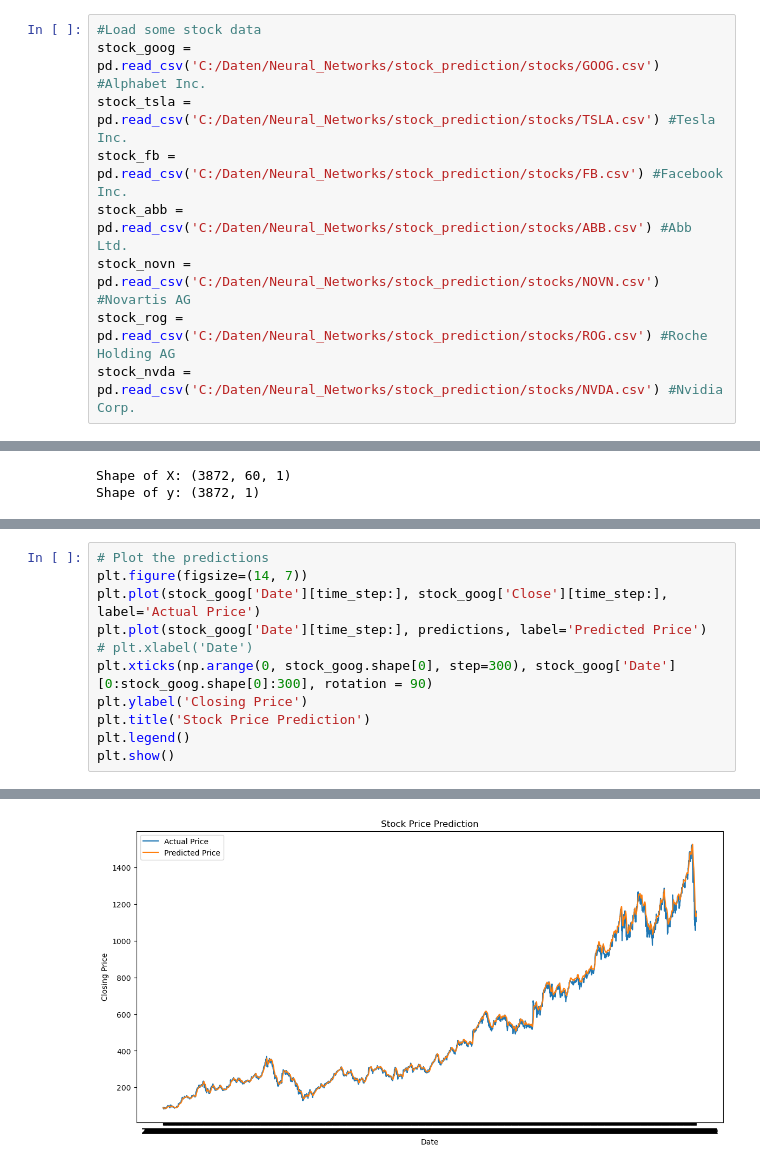
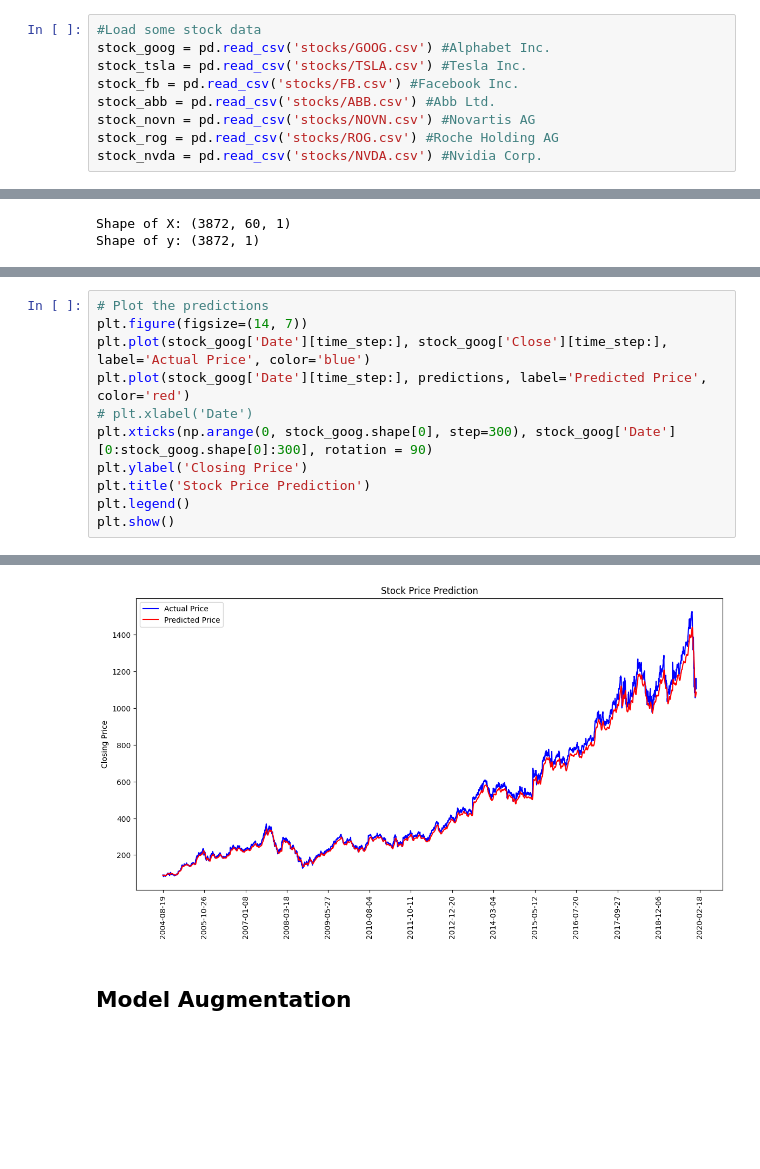
Before and after one commit to aeblik/stock_prediction, a Jupyter notebook: stock-market_predicition.ipynb, the cells around one changed output, grey strips where cells are left out. Saved outputs shown, nothing was run; the diff lists cells and outputs as text; blank space fills up the shorter version.

```diff
--- a/stock-market_predicition.ipynb
+++ b/stock-market_predicition.ipynb
@@ -34,13 +49,13 @@ print(meta_data.shape)
 (8049, 12)
 # %%
 #Load some stock data
-stock_goog = pd.read_csv('C:/Daten/Neural_Networks/stock_prediction/stocks/GOOG.csv') #Alphabet Inc.
-stock_tsla = pd.read_csv('C:/Daten/Neural_Networks/stock_prediction/stocks/TSLA.csv') #Tesla Inc.
-stock_fb = pd.read_csv('C:/Daten/Neural_Networks/stock_prediction/stocks/FB.csv') #Facebook Inc.
-stock_abb = pd.read_csv('C:/Daten/Neural_Networks/stock_prediction/stocks/ABB.csv') #Abb Ltd.
-stock_novn = pd.read_csv('C:/Daten/Neural_Networks/stock_prediction/stocks/NOVN.csv') #Novartis AG
-stock_rog = pd.read_csv('C:/Daten/Neural_Networks/stock_prediction/stocks/ROG.csv') #Roche Holding AG
-stock_nvda = pd.read_csv('C:/Daten/Neural_Networks/stock_prediction/stocks/NVDA.csv') #Nvidia Corp.
+stock_goog = pd.read_csv('stocks/GOOG.csv') #Alphabet Inc.
+stock_tsla = pd.read_csv('stocks/TSLA.csv') #Tesla Inc.
+stock_fb = pd.read_csv('stocks/FB.csv') #Facebook Inc.
+stock_abb = pd.read_csv('stocks/ABB.csv') #Abb Ltd.
+stock_novn = pd.read_csv('stocks/NOVN.csv') #Novartis AG
+stock_rog = pd.read_csv('stocks/ROG.csv') #Roche Holding AG
+stock_nvda = pd.read_csv('stocks/NVDA.csv') #Nvidia Corp.
 # %%
 # Handle missing values
 stock_goog.fillna(method='ffill', inplace=True)
@@ -110,8 +170,8 @@ predictions = scaler.inverse_transform(predictions)
 # %%
 # Plot the predictions
 plt.figure(figsize=(14, 7))
-plt.plot(stock_goog['Date'][time_step:], stock_goog['Close'][time_step:], label='Actual Price')
-plt.plot(stock_goog['Date'][time_step:], predictions, label='Predicted Price')
+plt.plot(stock_goog['Date'][time_step:], stock_goog['Close'][time_step:], label='Actual Price', color='blue')
+plt.plot(stock_goog['Date'][time_step:], predictions, label='Predicted Price', color='red')
 # plt.xlabel('Date')
 plt.xticks(np.arange(0, stock_goog.shape[0], step=300), stock_goog['Date'][0:stock_goog.shape[0]:300], rotation = 90)
 plt.ylabel('Closing Price')
@@ -123 +182,3 @@ plt.show()
-[figure, old version]
+[figure, new version]
+# %% [markdown]
+## Model Augmentation
```
Also changed, not shown: parts of 26 cells of this notebook.
